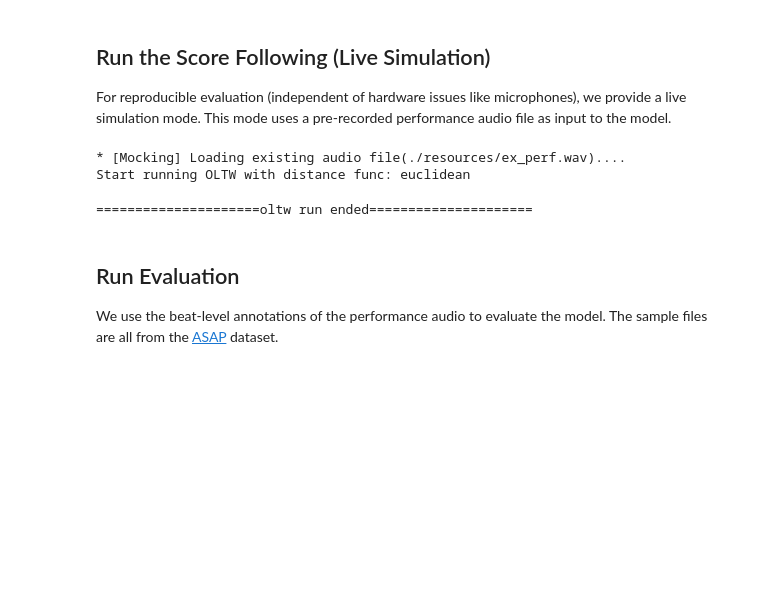
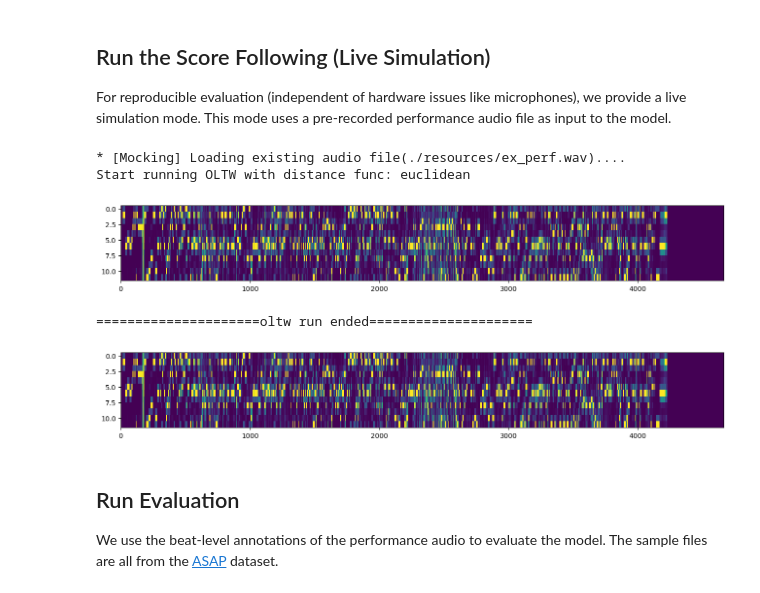
Before and after one commit to laurenceyoon/python-match, a Jupyter notebook: online_dtw.ipynb, the cells around one changed output. Cells and saved outputs as stored; diff of their text form; code cells hidden in the pictures; blank space fills up the shorter version.

Commit message:
add plot update for input features

```diff
--- a/online_dtw.ipynb
+++ b/online_dtw.ipynb
@@ -102,7 +102,7 @@ class OLTW:
         self.wp = np.array([[0, 0]]).T  # [shape=(2, T)]
         self.queue = queue
         self.ref_pointer = 0
-        self.target_pointer = 0
+        self.input_pointer = 0
         self.input_index: int = 0
         self.run_count = 0
         self.previous_direction = None
@@ -114,12 +114,12 @@ class OLTW:
 
     def offset(self):
         offset_x = max(self.ref_pointer - self.w, 0)
-        offset_y = max(self.target_pointer - self.w, 0)
+        offset_y = max(self.input_pointer - self.w, 0)
         return np.array([offset_x, offset_y])
 
     def init_matrix(self):
         x = self.ref_pointer
-        y = self.target_pointer
+        y = self.input_pointer
         d = self.frame_per_seg
         wx = min(self.w, x)
         wy = min(self.w, y)
@@ -167,7 +167,7 @@ class OLTW:
     def update_accumulate_matrix(self, direction):
         # local cost matrix
         x = self.ref_pointer
-        y = self.target_pointer
+        y = self.input_pointer
         d = self.frame_per_seg
         wx = min(self.w, x)
         wy = min(self.w, y)
@@ -271,7 +271,7 @@ class OLTW:
             self.candidate = np.array([self.ref_pointer - offset[0], min_idx])
         else:
             self.candidate = np.array(
-                [min_idx - len(norm_x_edge), self.target_pointer - offset[1]]
+                [min_idx - len(norm_x_edge), self.input_pointer - offset[1]]
             )
 
     def save_history(self):
@@ -281,7 +281,7 @@ class OLTW:
         self.wp = np.concatenate((self.wp, new_coordinate), axis=1)
 
     def select_next_direction(self):
-        if self.target_pointer <= self.w:
+        if self.input_pointer <= self.w:
             next_direction = Direction.TARGET
         elif self.run_count > self.max_run_count:
             next_direction = self.previous_direction.toggle()
@@ -291,7 +291,7 @@ class OLTW:
             if self.candidate[0] == self.ref_pointer - x0:
                 next_direction = Direction.REF
             else:
-                assert self.candidate[1] == self.target_pointer - y0
+                assert self.candidate[1] == self.input_pointer - y0
                 next_direction = Direction.TARGET
         return next_direction
 
@@ -299,15 +299,26 @@ class OLTW:
         target_feature = self.queue.get()
         q_length = self.frame_per_seg
         self.input_features = np.vstack([self.input_features, target_feature])
-        self.target_pointer += q_length
+        self.input_pointer += q_length
         self.last_queue_update = time.time()
 
     def is_still_following(self):
         is_still_following = self.ref_pointer <= (self.N_ref - self.frame_per_seg)
         return is_still_following
 
-    def run(self):
+    def run(self, verbose=False):
         print(f"\nStart running OLTW with distance func: {self.local_cost_fun}")
+        if verbose:
+            fig = plt.figure(figsize=(16, 2))
+            ax = fig.gca()
+            hfig = display(fig, display_id=True)
+            h = ax.imshow(
+                np.zeros((self.reference_features.shape[1], int(self.N_ref * 1.2))),
+                aspect="auto",
+                vmin=0,
+                vmax=1,
+                interpolation="nearest",
+            )
         self.ref_pointer += self.w
         self.get_new_input()
         self.init_matrix()
@@ -317,7 +328,7 @@ class OLTW:
             updated_position = self.wp[0][-1]
             pbar.update(updated_position - self.current_position)
             pbar.set_description(
-                f"[{self.ref_pointer}/{self.N_ref}] ref: {self.ref_pointer}, target: {self.target_pointer}"
+                f"[{self.ref_pointer}/{self.N_ref}] ref: {self.ref_pointer}, input: {self.input_pointer}"
             )
             self.current_position = updated_position
             self.save_history()
@@ -325,6 +336,11 @@ class OLTW:
 
             if direction is Direction.TARGET:
                 self.get_new_input()
+                if verbose and fig:
+                    current_data = h.get_array()
+                    current_data[:, self.input_pointer] = self.input_features[-1]
+                    h.set_data(current_data)
+                    hfig.update(fig)
             elif direction is Direction.REF:
                 self.ref_pointer += self.frame_per_seg
 
@@ -356,35 +372,37 @@ def run_score_following(score_path, perf_path):
     oltw = OLTW(
         reference_features=reference_features,
         queue=queue,
         local_cost_fun=DEFAULT_LOCAL_COST,
         window_size=WINDOW_SIZE,
         max_run_count=MAX_RUN_COUNT,
         frame_per_seg=FRAME_PER_SEG,
         frame_rate=FRAME_RATE,
     )
     perf_stream = MockAudioStream(
         queue=queue,
         feature_type=FEATURE_TYPE,
         sample_rate=SAMPLE_RATE,
         hop_length=HOP_LENGTH,
         chunk_size=FRAME_PER_SEG,
         file_path=perf_path,
     )
 
     # Start the performance stream
     perf_stream.start()
-    warping_path = oltw.run()
+    warping_path = oltw.run(verbose=True)
     print(f"=====================oltw run ended=====================")
 
     perf_stream.stop()
     return oltw, warping_path
 
 
 oltw, warping_path = run_score_following(score_path, perf_path)
 # %% [output]
 * [Mocking] Loading existing audio file(./resources/ex_perf.wav)....
 Start running OLTW with distance func: euclidean
+[figure, added]
 =====================oltw run ended=====================
+[figure, added]
 # %% [markdown]
 ## Run Evaluation
 
```
Also changed, not shown: parts of 1 cell of this notebook.
